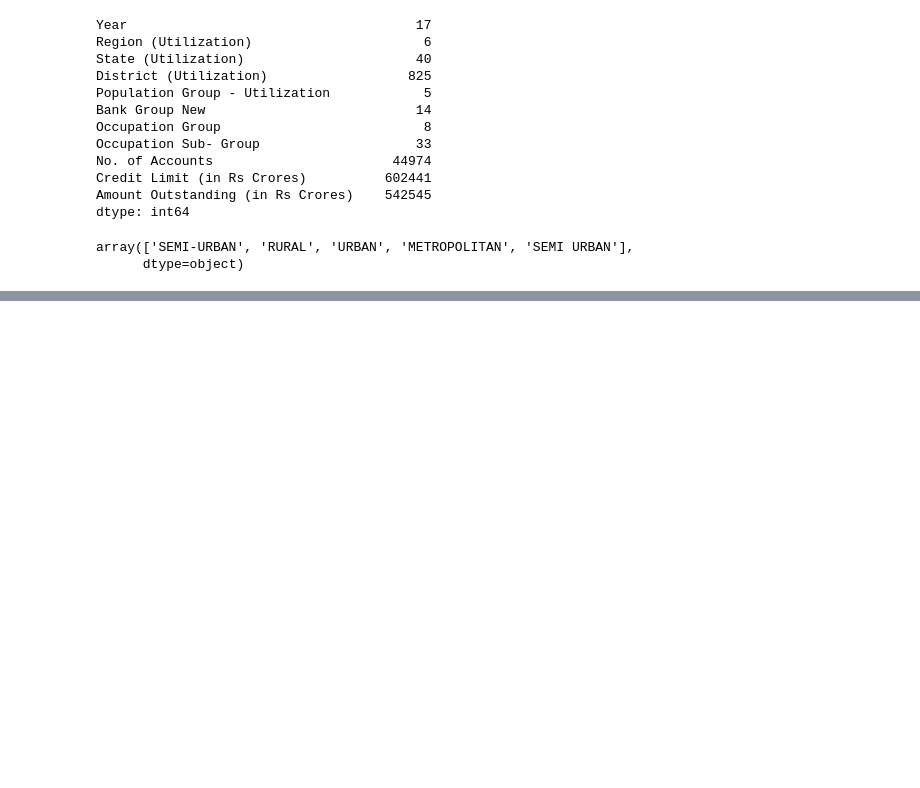
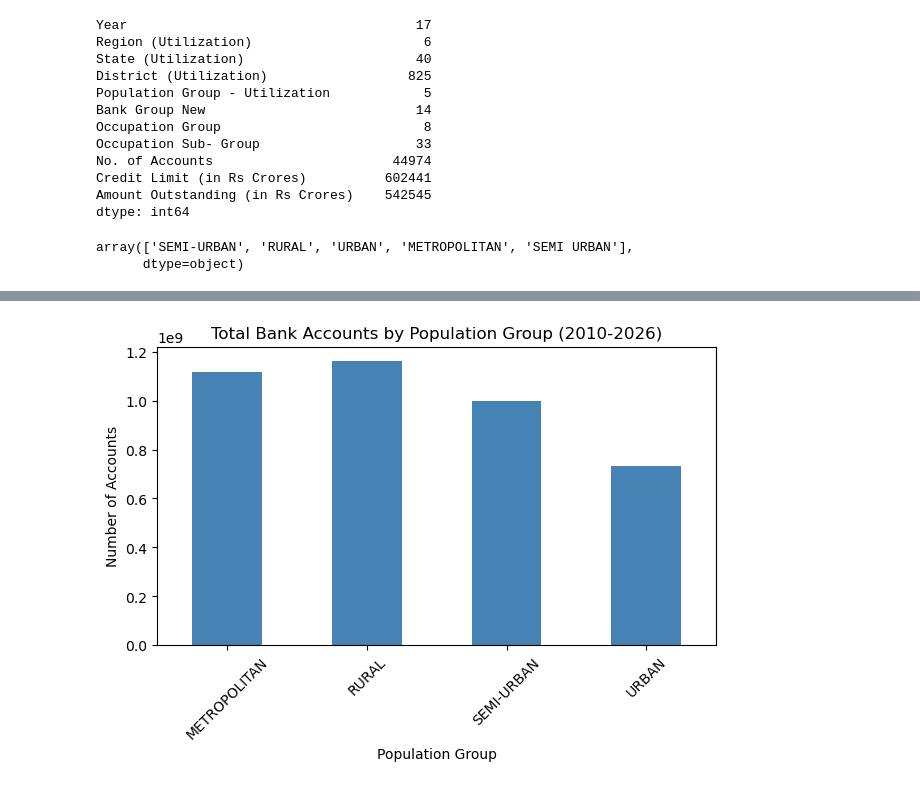
Before and after one commit to Aditi2612/financial-inclusion-india, a Jupyter notebook: 01_load_and_combine.ipynb, the cells around one changed output, grey strips where cells are left out. Drawn from its saved outputs; the diff is of its cells as text; code cells hidden in the pictures; blank space fills up the shorter version.

```diff
--- a/01_load_and_combine.ipynb
+++ b/01_load_and_combine.ipynb
@@ -198,0 +225,11 @@ df.groupby('Population Group - Utilization')['Credit Limit'].sum()
+# %%
+accounts = df.groupby('Population Group - Utilization')['No. of Accounts'].sum()
+accounts.plot(kind='bar', color='steelblue')
+plt.title('Total Bank Accounts by Population Group (2010-2026)')
+plt.ylabel('Number of Accounts')
+plt.xlabel('Population Group')
+plt.xticks(rotation=45)
+plt.tight_layout()
+plt.show()
+# %% [output]
+[figure, added]
```
Also changed, not shown: parts of 6 cells of this notebook.
